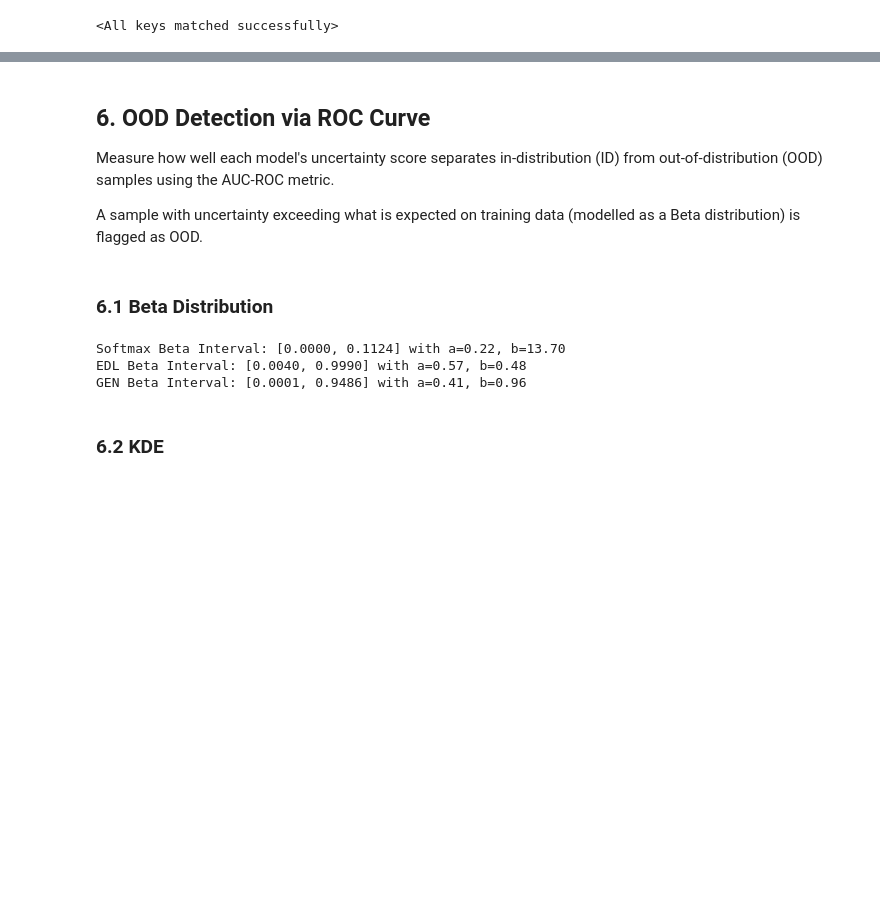
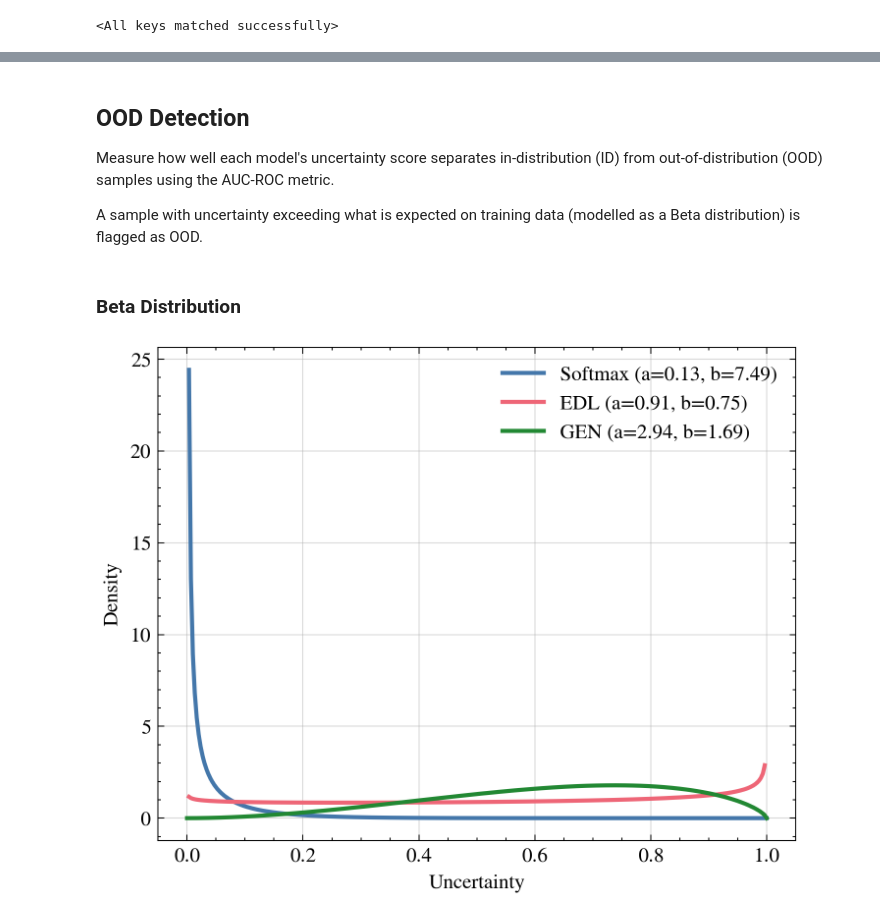
Before and after one commit to LucaCtt/csi-vae, a Jupyter notebook: notebooks/edl.ipynb, the cells around one changed output, grey strips where cells are left out. Saved outputs shown, nothing was run; the diff lists cells and outputs as text; code cells hidden in the pictures; blank space fills up the shorter version.

```diff
--- a/notebooks/edl.ipynb
+++ b/notebooks/edl.ipynb
@@ -246,10 +245,10 @@ plt.show()
 # %% [markdown]
-## 6. OOD Detection via ROC Curve
+## OOD Detection
 
 Measure how well each model's uncertainty score separates in-distribution (ID) from out-of-distribution (OOD) samples using the AUC-ROC metric.
 
 A sample with uncertainty exceeding what is expected on training data (modelled as a Beta distribution) is flagged as OOD.
 # %% [markdown]
-### 6.1 Beta Distribution
+### Beta Distribution
 # %%
 @torch.no_grad()
@@ -302,16 +347,0 @@ def beta_interval(
-# %%
-models = [
-    ("Softmax", wi_har_model, _softmax_inference),
-    ("EDL", edl_model, edl_inference),
-    ("GEN", gen_model, gen_inference),
-]
-
-for (model_name, model, inference_fn) in models:
-    lower, upper, a, b = beta_interval(model, inference_fn, train_dl, DEVICE)
-    print(f"{model_name} Beta Interval: [{lower:.4f}, {upper:.4f}] with a={a:.2f}, b={b:.2f}")
-# %% [output]
-Softmax Beta Interval: [0.0000, 0.1124] with a=0.22, b=13.70
-EDL Beta Interval: [0.0040, 0.9990] with a=0.57, b=0.48
-GEN Beta Interval: [0.0001, 0.9486] with a=0.41, b=0.96
-# %% [markdown]
-### 6.2 KDE
@@ -364,0 +348,30 @@ def kde_fit(
+# %%
+models_list = [
+    ("Softmax", wi_har_model, _softmax_inference),
+    ("EDL", edl_model, edl_inference),
+    ("GEN", gen_model, gen_inference),
+]
+x = np.linspace(0, 1, 300)
+
+params = {
+    model_name: fit_beta(model, inference_fn, train_dl, DEVICE) for model_name, model, inference_fn in models_list
+}
+
+plt.figure(figsize=(5, 4))
+plt.plot(
+    x,
+    beta_dist.pdf(x, *params["Softmax"]),
+    lw=2,
+    label=f"Softmax (a={params['Softmax'][0]:.2f}, b={params['Softmax'][1]:.2f})",
+)
+plt.plot(x, beta_dist.pdf(x, *params["EDL"]), lw=2, label=f"EDL (a={params['EDL'][0]:.2f}, b={params['EDL'][1]:.2f})")
+plt.plot(x, beta_dist.pdf(x, *params["GEN"]), lw=2, label=f"GEN (a={params['GEN'][0]:.2f}, b={params['GEN'][1]:.2f})")
+plt.xlabel("Uncertainty")
+plt.ylabel("Density")
+plt.grid(True, alpha=0.5)
+plt.legend()
+plt.tight_layout()
+plt.savefig(PLOTS_DIR / "beta_fits.pdf")
+plt.show()
+# %% [output]
+[figure, added]
```
Also changed, not shown: parts of 14 cells of this notebook, 15 other files.
